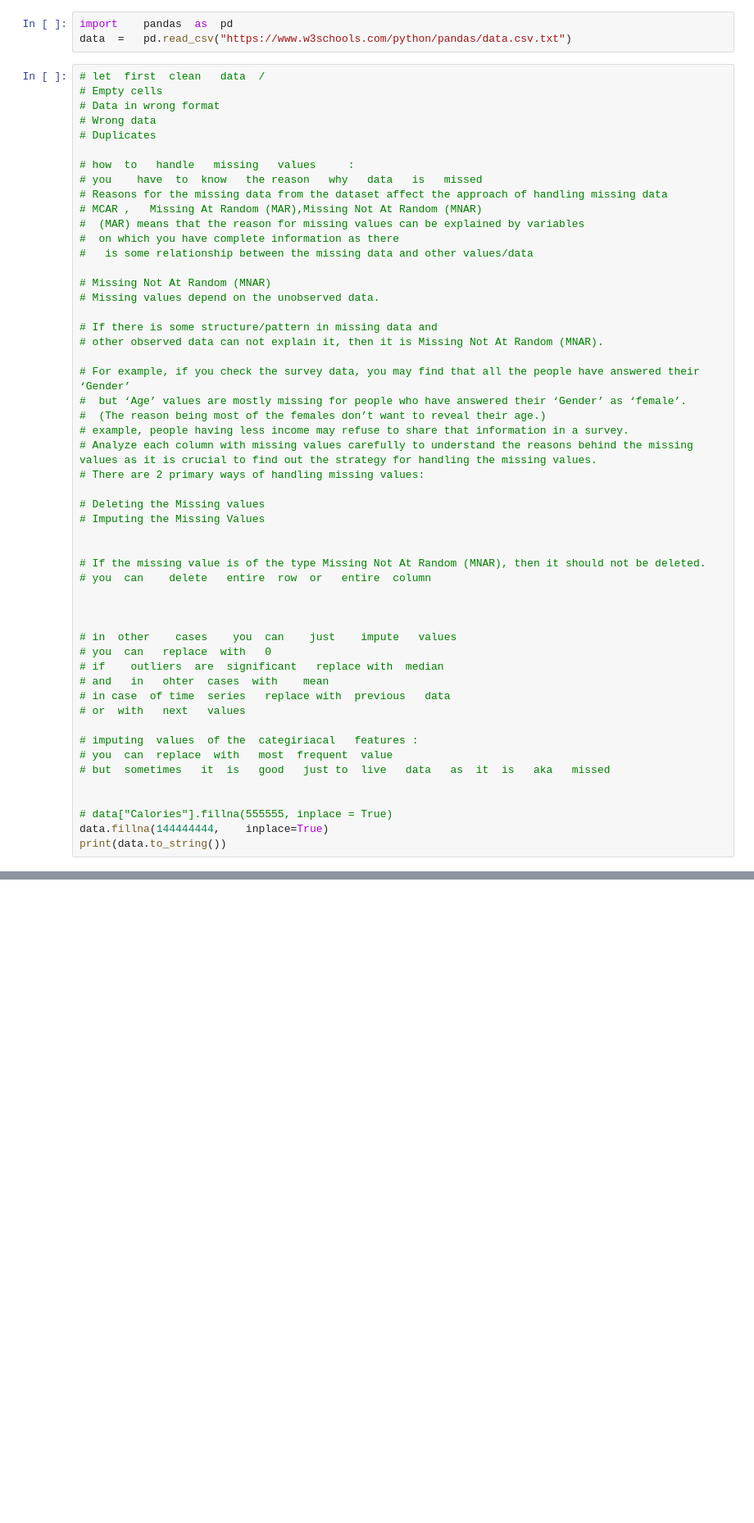
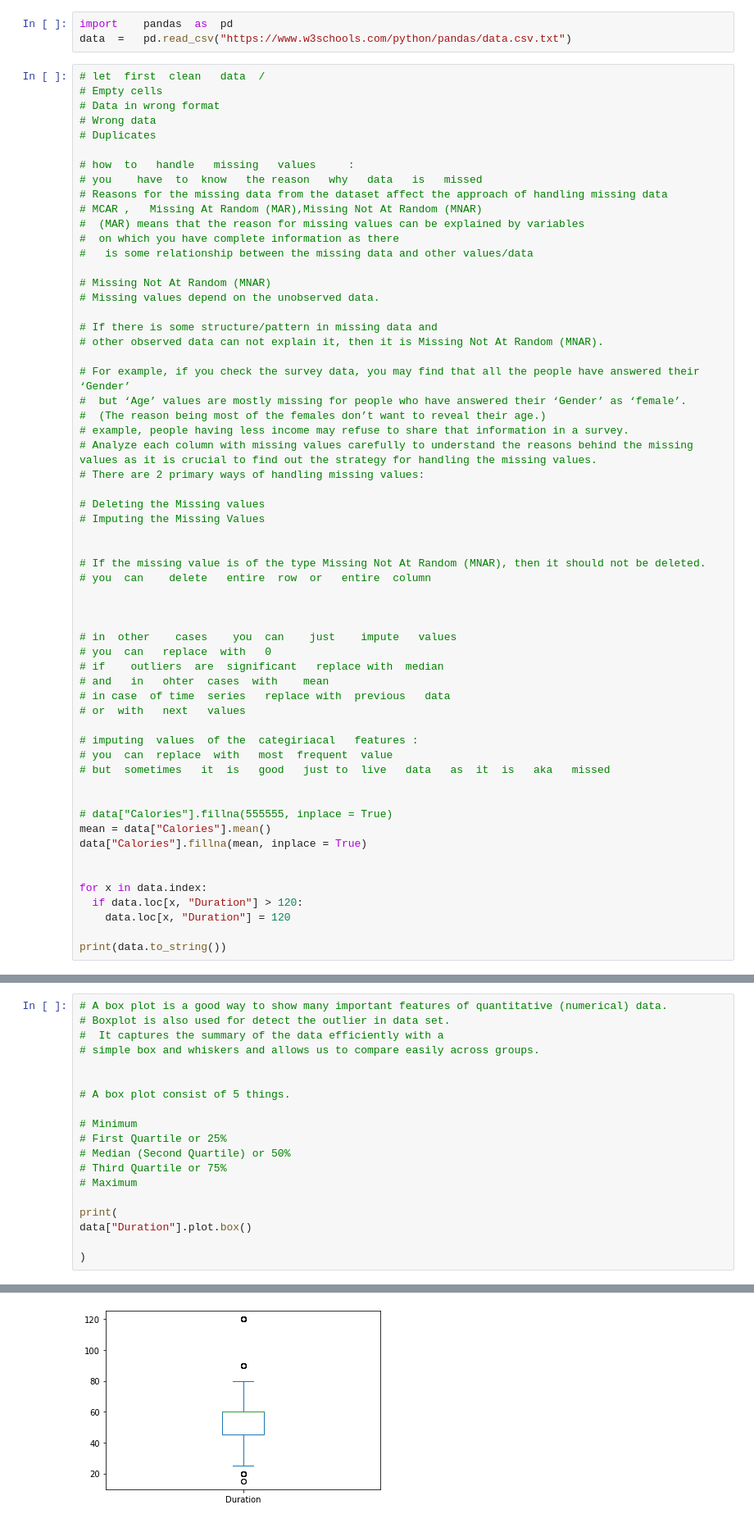
Before and after one commit to sashaTen/exploretary_data_analysis_in_marketing, a Jupyter notebook: Untitled0.ipynb, the cells around one changed output, grey strips where cells are left out. Shown: that part at 82% size. Saved outputs shown, nothing was run; the diff lists cells and outputs as text; blank space fills up the shorter version.

```diff
--- a/Untitled0.ipynb
+++ b/Untitled0.ipynb
@@ -153,7 +153,14 @@ data  =   pd.read_csv("https://www.w3schools.com/python/pandas/data.csv.txt")
 
 
 # data["Calories"].fillna(555555, inplace = True)
-data.fillna(144444444,    inplace=True)
+mean = data["Calories"].mean()
+data["Calories"].fillna(mean, inplace = True)
+
+
+for x in data.index:
+  if data.loc[x, "Duration"] > 120:
+    data.loc[x, "Duration"] = 120
+
 print(data.to_string())
 # %% [output]
      Duration  Pulse  Maxpulse     Calories
@@ -175,0 +201,20 @@ print(data.to_string())
+# %%
+# A box plot is a good way to show many important features of quantitative (numerical) data.
+# Boxplot is also used for detect the outlier in data set.
+#  It captures the summary of the data efficiently with a
+# simple box and whiskers and allows us to compare easily across groups.
+
+
+# A box plot consist of 5 things.
+
+# Minimum
+# First Quartile or 25%
+# Median (Second Quartile) or 50%
+# Third Quartile or 75%
+# Maximum
+
+print(
+data["Duration"].plot.box()
+
+)
+# %% [output]
@@ -175,0 +222 @@ print(data.to_string())
+[figure, added]
```
Also changed, not shown: parts of 8 cells of this notebook.
